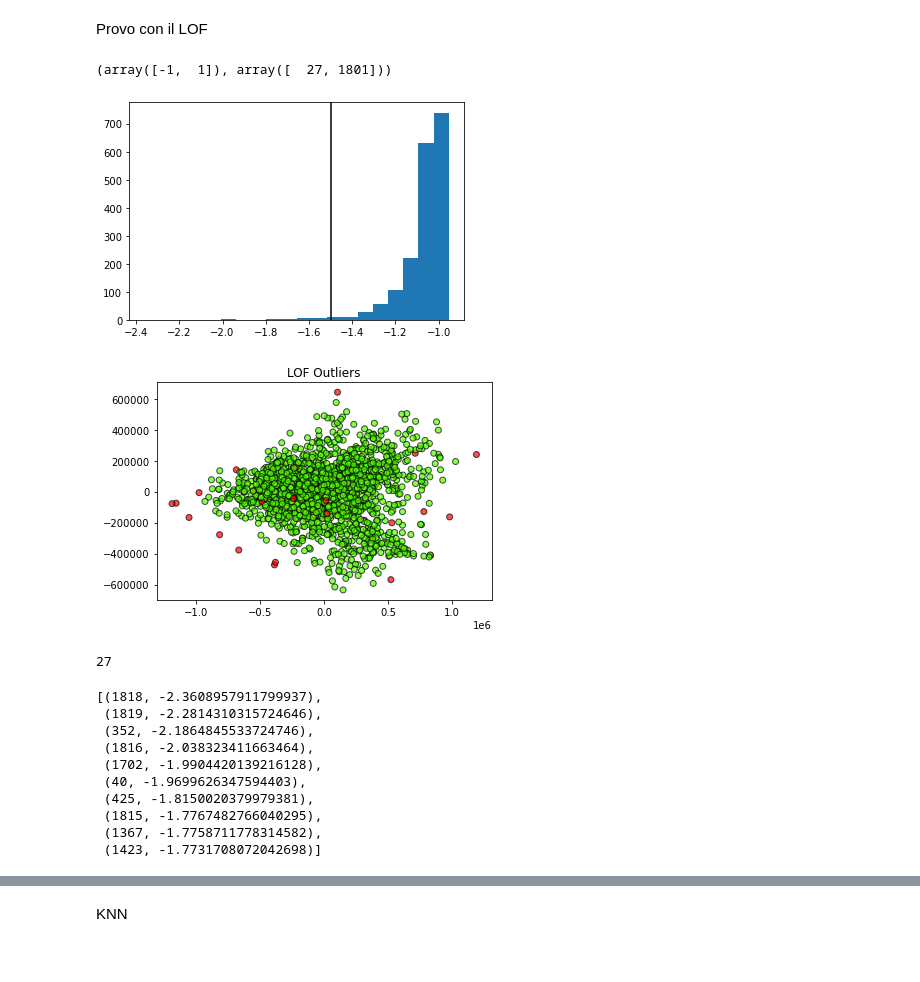
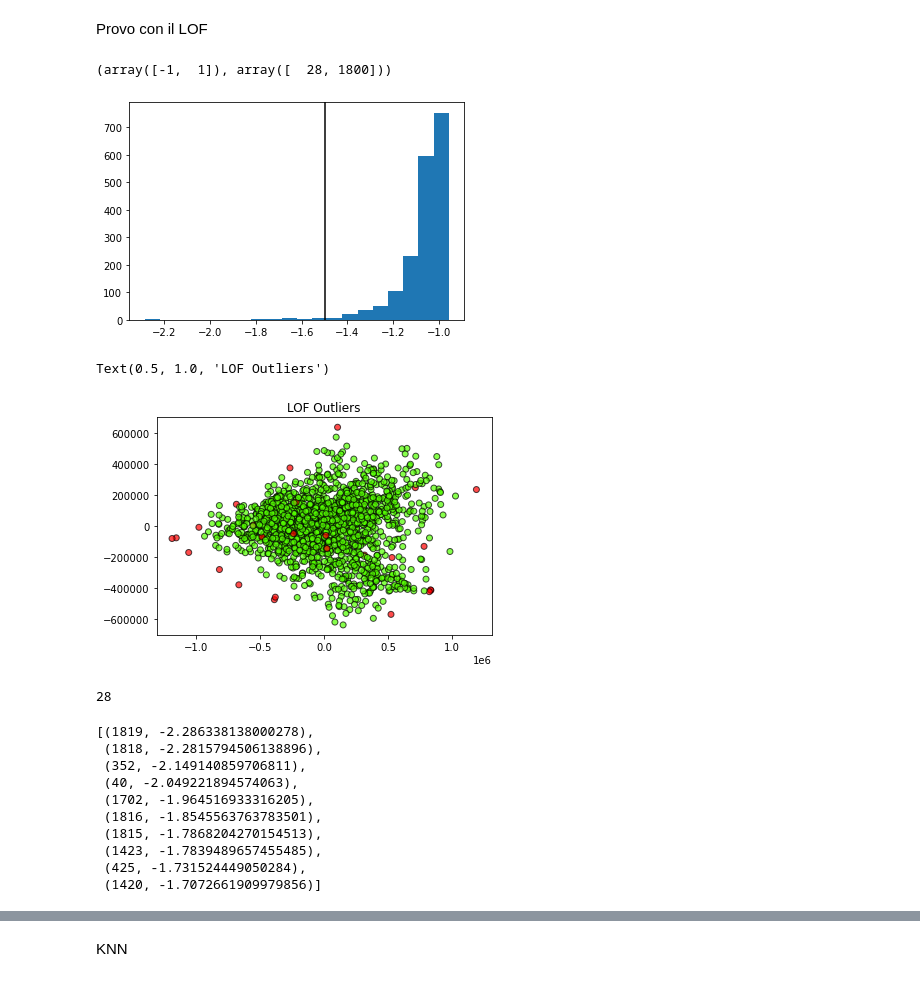
Before and after one commit to Diabelny/Data-Mining-2, a Jupyter notebook: Task1_OutlierDetection/OutDet_RedSPace.ipynb, the cells around one changed output, grey strips where cells are left out. Drawn from its saved outputs; the diff is of its cells as text; code cells hidden in the pictures.

```diff
--- a/Task1_OutlierDetection/OutDet_RedSPace.ipynb
+++ b/Task1_OutlierDetection/OutDet_RedSPace.ipynb
@@ -100,6 +100,3 @@ from pyod.models.hbos import HBOS
 
 mds = MDS(n_components=30) #, normalized_stress='auto') # shoudl run as sammon mapping
 X_train_mds = mds.fit_transform(df_train)
-# %%
-clf = HBOS()
-clf.fit(X_train_mds)
@@ -227,28 +103,31 @@ Track id with LOF score of outlierness
 # %% [markdown]
 Provo con il LOF
 # %%
-clf_LOF = LocalOutlierFactor(n_neighbors = 17)
+clf_LOF = LocalOutlierFactor(n_neighbors = 21)
 y_pred = clf_LOF.fit_predict(X_train_mds)
 y_outliers = X_train_mds[y_pred==-1]
 np.unique(y_pred, return_counts=True)
 # %% [output]
-(array([-1,  1]), array([  27, 1801]))
+(array([-1,  1]), array([  28, 1800]))
 # %%
 plt.hist(clf_LOF.negative_outlier_factor_, bins=20)
 plt.axvline(np.min(clf_LOF.negative_outlier_factor_[np.where(y_pred==1)]), c='k')
 plt.show()
 # %% [output]
-[figure, old version]
+[figure, new version]
 # %%
 
 pca = PCA(n_components=2)
 pca.fit(X_train_mds)
 X_pca = pca.transform(X_train_mds)
-plot_scatter(X_pca,"LOF Outliers",y_pred)
+plt.scatter(X_pca[:, 0], X_pca[:, 1], c=y_pred, cmap=plt.cm.prism, edgecolor='k', alpha=0.7)
+plt.title("LOF Outliers")
 # %% [output]
+Text(0.5, 1.0, 'LOF Outliers')
-[figure, old version]
+[figure, new version]
 # %%
 # list with indexes and scores only for outliers --> np.where(y_pred==-1)
+outlier_All_indexes_LOF = list(np.where(y_pred==-1)[0])
 outlier_indexes = np.where(y_pred==-1)[0]
 outlier_scores = clf_LOF.negative_outlier_factor_[outlier_indexes]
 
@@ -263,17 +142,17 @@ def outlier_score(elem):
 outlier_factor_list = sorted(outlier_factor_list, key=outlier_score)
 outlier_factor_list[:10]
 # %% [output]
-27
+28
-[(1818, -2.3608957911799937),
- (1819, -2.2814310315724646),
- (352, -2.1864845533724746),
- (1816, -2.038323411663464),
- (1702, -1.9904420139216128),
- (40, -1.9699626347594403),
- (425, -1.8150020379979381),
- (1815, -1.7767482766040295),
- (1367, -1.7758711778314582),
- (1423, -1.7731708072042698)]
+[(1819, -2.286338138000278),
+ (1818, -2.2815794506138896),
+ (352, -2.149140859706811),
+ (40, -2.049221894574063),
+ (1702, -1.964516933316205),
+ (1816, -1.8545563763783501),
+ (1815, -1.7868204270154513),
+ (1423, -1.7839489657455485),
+ (425, -1.731524449050284),
+ (1420, -1.7072661909979856)]
 # %%
 top1perc = int(float(len(df_train))*0.01)
 top1perc
```
Also changed, not shown: parts of 43 cells of this notebook.
